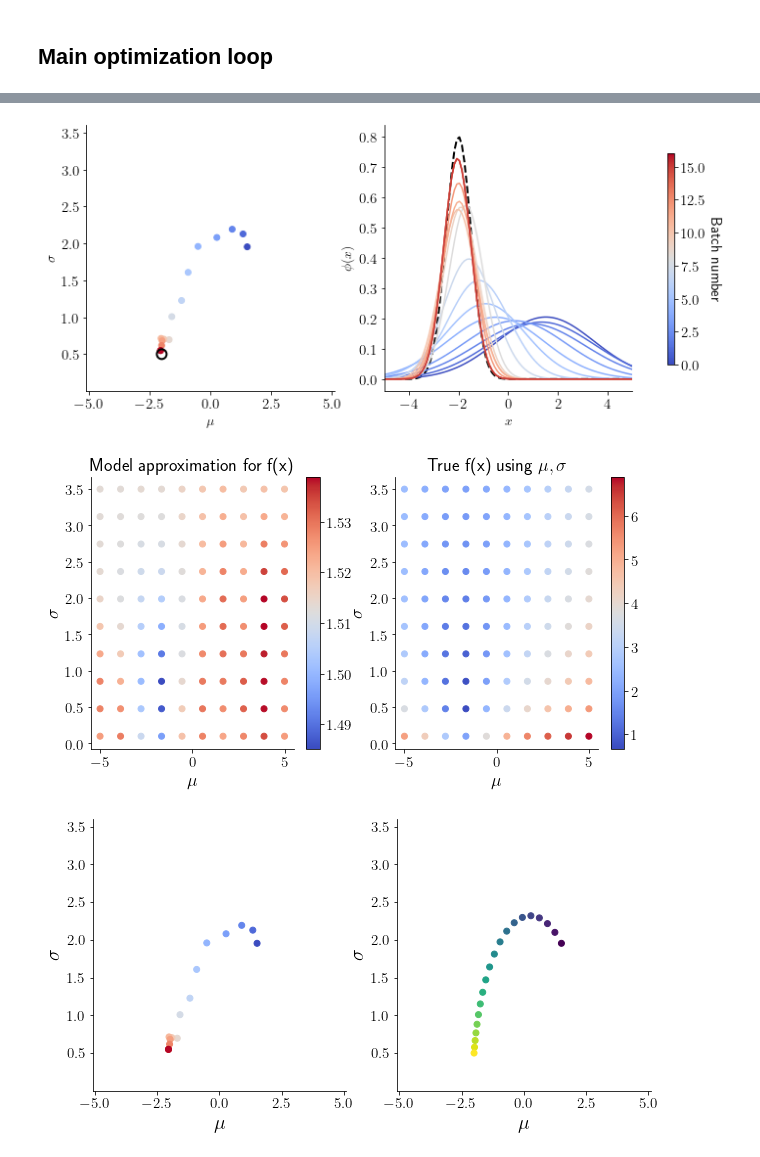
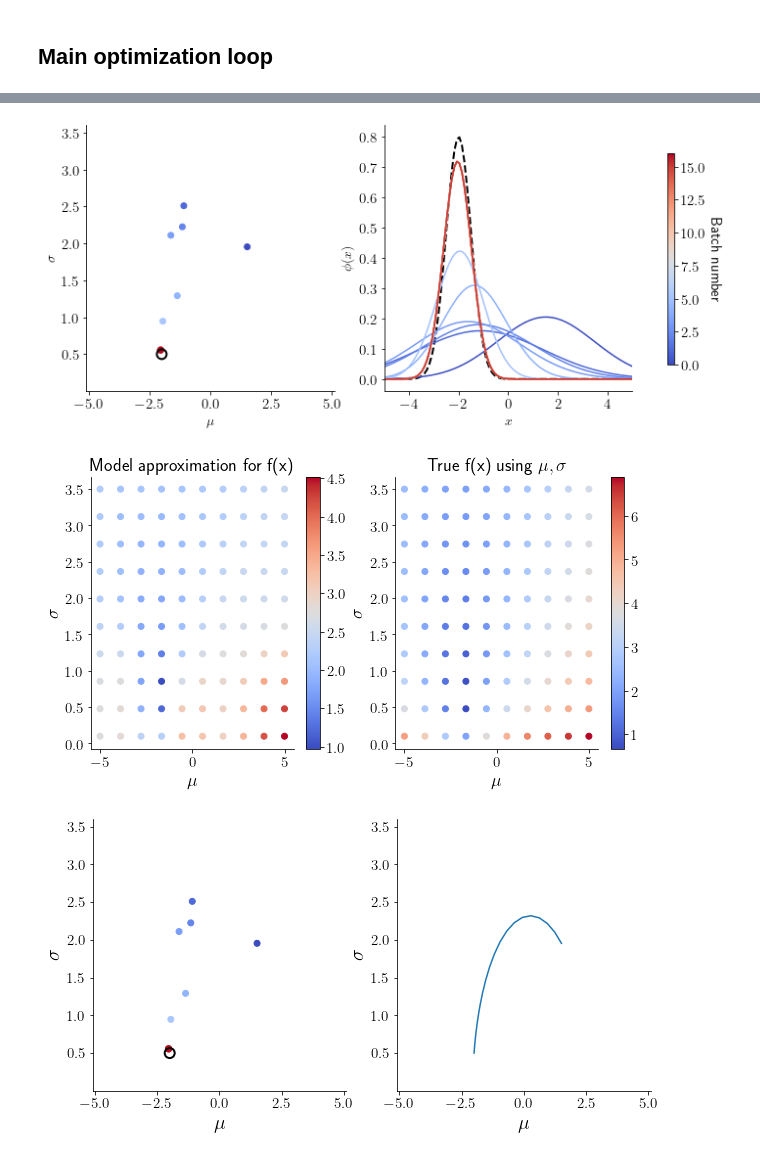
Before and after one commit to pozzo-research-group/HEAD, a Jupyter notebook: notebooks/15-Gaussian functions two dimensional learns hierarchies .ipynb, the cells around one changed output, grey strips where cells are left out. Drawn from its saved outputs; the diff is of its cells as text; code cells hidden in the pictures.

```diff
--- a/notebooks/15-Gaussian functions two dimensional learns hierarchies .ipynb
+++ b/notebooks/15-Gaussian functions two dimensional learns hierarchies .ipynb
@@ -39,7 +39,7 @@ BATCH_SIZE = 4
 N_ITERATIONS = 15
 NUM_RESTARTS = 64
 RAW_SAMPLES = 1024
-N_INIT_SAMPLES = BATCH_SIZE
+N_INIT_SAMPLES = 2
 NUM_FILTERS = 5
 
 TARGET = [-2,0.5]
@@ -79,15 +79,16 @@ random_x = draw_random_batch(n_samples=N_INIT_SAMPLES)
 # %%
 from geomstats.geometry.poincare_half_space import PoincareHalfSpace
 from geomstats.geometry.euclidean import Euclidean
-from geomstats.geometry.functions import L2Space, SinfSpace, ProbabilityDistributions
+from geomstats.geometry.functions import L2Space, SinfSpace, ProbabilityDistributions, SRVF
 H2 = PoincareHalfSpace(2)
 Rn = Euclidean(N_SAMPLES)
 R2 = Euclidean(len(TARGET))
 L2 = L2Space(lambda_)
 Sinf = SinfSpace(lambda_)
 PD = ProbabilityDistributions(lambda_)
+srvf = SRVF(lambda_)
 
-metric = 'PD'
+metric = 'Rn'
 
 if metric=='L2':
     d = lambda xi,yi : -L2.metric.dist(yi, yt)
@@ -106,6 +107,8 @@ elif metric=='PD':
     def d(xi,yi):
         yi_p = PD.projection(yi)
         return -PD.metric.dist(yi_p, yt_p)
+elif metric=='srvf':
+    d = lambda xi,yi : -srvf.metric.dist(yi, yt)
 else:
     raise NotImplementedError('Metric %s is not implemented'%metric)
 # %%
@@ -170,11 +173,12 @@ if VERBOSE:
     for i in range(N_INIT_SAMPLES):
         print('%d\t%s\t%s'%(i, train_x[i,...].numpy(), train_obj[i,...].numpy()))
 
-mll, model = initialize_model(train_x, train_obj)
 # run N_ITERATIONS rounds of BayesOpt after the initial random batch
 if VERBOSE:
     print('Sampled ID \t Locations \t Objectives')
 for iteration in range(1, N_ITERATIONS + 1):
+    mll, model = initialize_model(train_x, train_obj)
+
     if VERBOSE:
         print('Iteration : %d/%d'%(iteration, N_ITERATIONS))
     # fit the models
@@ -195,8 +199,13 @@ for iteration in range(1, N_ITERATIONS + 1):
     # update training points
     train_x = torch.cat([train_x, new_x])
     train_obj = torch.cat([train_obj, new_obj])
+
     # re-initialize
-    mll, model = initialize_model(train_x, train_obj)
+    print('Output scale : %2.4f'%model.covar_module.outputscale.data)
+    print('Output length scale : ',
+          ','.join('%2.4f'%p for p in  model.covar_module.base_kernel.lengthscale.data[0,...].tolist()))
+    print('Likelihood noise : %2.4f'%model.likelihood.noise_covar.noise.item())
+    print('Constant mean : %2.4f'%model.mean_module.constant.item())
 
 expt = oracle.expt
 # %% [output]
@@ -267,7 +277,7 @@ cbar.ax.get_yaxis().labelpad = 15
 plt.savefig(savedir+'/trace_%s.png'%metric, dpi=400, bbox_inches='tight')
 plt.show()
 # %% [output]
-[figure, old version]
+[figure, new version]
 # %%
 fig, axs = plt.subplots(1,2, figsize=(5*2, 5))
 for ax in axs:
@@ -292,33 +302,42 @@ with torch.no_grad():
     axs[1].set_title(r'True f(x) using $\mu, \sigma$')
 plt.show()
 # %% [output]
-[figure, old version]
+[figure, new version]
 # %%
 # plot trace in H2
 from geomstats import visualization as viz
+import geomstats.backend as gs
 
 fig, axs = plt.subplots(1,2, figsize=(5*2, 5))
 
 viz.plot(best_loc,c=batches,cmap='coolwarm',
               space='H2_poincare_half_plane', ax=axs[0])
 
+viz.plot(np.asarray(TARGET).reshape(1,2), space='H2_poincare_half_plane', ax=axs[0],
+         marker='o', s=100, facecolors='none', color='k', lw=2.0,)
+
+ax = axs[1]
 xt = np.asarray(TARGET).reshape(1,2)
 x0 = best_loc[0,:]
 geodesic = H2.metric.geodesic(x0, xt)
 n_points = 20
 t = np.linspace(0, 1, n_points)
-viz.plot(geodesic(t),c=t,space='H2_poincare_half_plane', ax= axs[1])
+canvas = viz.PoincareHalfPlane()
+canvas.add_points(geodesic(t))
+points_x = [gs.to_numpy(point[0]) for point in canvas.points]
+points_y = [gs.to_numpy(point[1]) for point in canvas.points]
+ax.plot(points_x, points_y)
 
 for ax in axs:
     ax.set_xlabel(r'$\mu$', fontsize=20)
     ax.set_ylabel(r'$\sigma$', fontsize=20)
     ax.set_xlim(bounds.numpy()[:,0] + np.asarray([-0.1,0.1]))
     ax.set_ylim(bounds.numpy()[:,1] + np.asarray([-0.1,0.1]))
 
 plt.savefig(savedir+'/geodesic_compare_%s.png'%metric, dpi=400, bbox_inches='tight')
 plt.show()
 # %% [output]
-[figure, old version]
+[figure, new version]
 # %%
 def to_ball(points):
     denom = points[:,0]**2 + (1+points[:,1])**2
```
Also changed, not shown: parts of 6 cells of this notebook, 3 other files.
